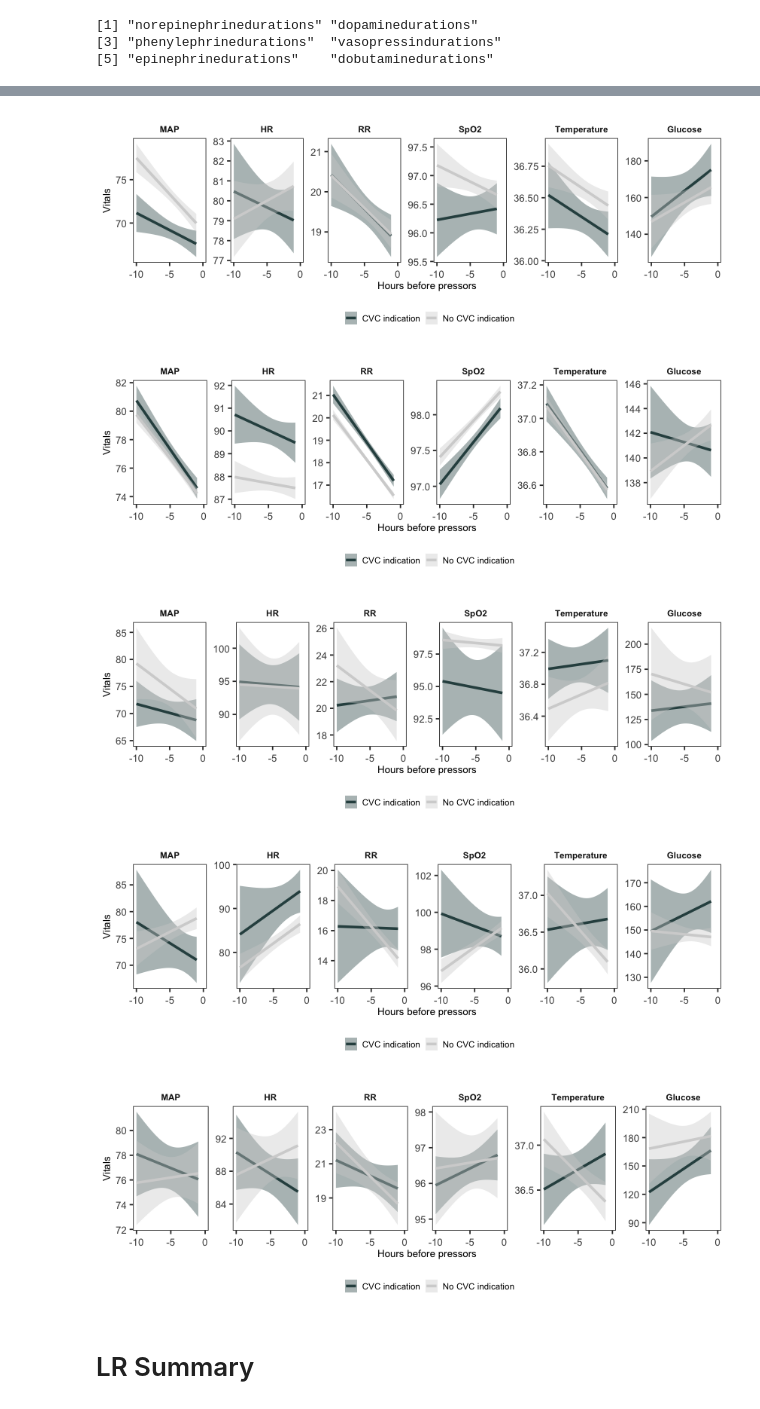
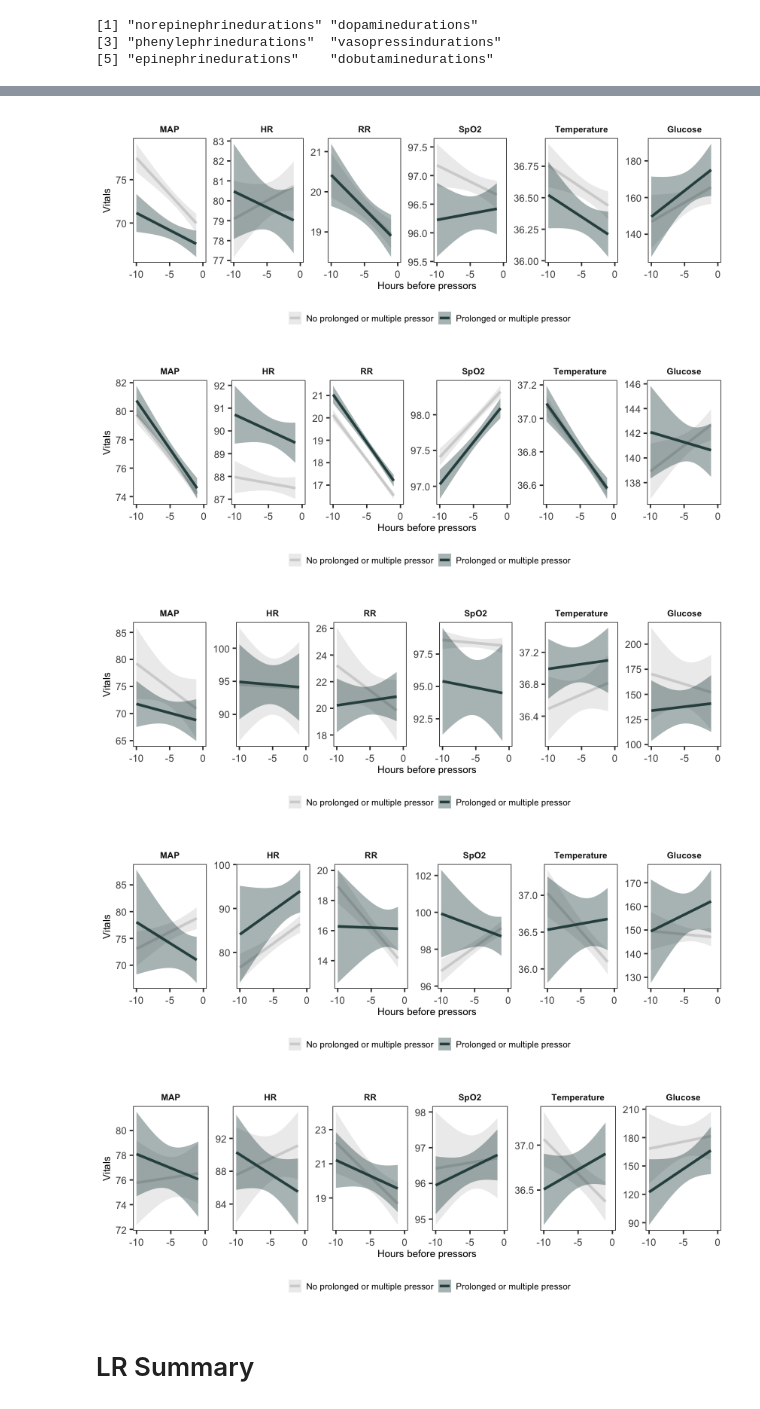
Before and after one commit to ruoyijiang/general, a Jupyter notebook: notebooks/R_Pressor_Outcomes_MultiPressor.ipynb, the cells around one changed output, grey strips where cells are left out. Saved outputs shown, nothing was run; the diff lists cells and outputs as text; code cells hidden in the pictures.

```diff
--- a/notebooks/R_Pressor_Outcomes_MultiPressor.ipynb
+++ b/notebooks/R_Pressor_Outcomes_MultiPressor.ipynb
@@ -602,6 +567,7 @@ output_df <- input_death_df %>%
 output_df <- output_df %>%
     group_by(course_id) %>%
     summarize(
+            PATIENT = unique(subject_id)[1],
             STATUS = unique(STATUS)[1],
             MORETHAN24HOURS = unique(MORETHAN24HOURS)[1],
             simple_diagnosis = unique(simple_diagnosis)[1],
@@ -1172,3 +1191,14 @@ s1_3_df %>% write.csv(file.path(PLOT_DIR, "response_eachpressor_demographics.csv
+# %%
+for(pressor_choice in pressor_choices){
+    output_df <- s1_3_df %>%
+        filter(pressor == pressor_choice) %>%
+        t()
+    colnames(output_df) <- output_df[1,]
+    output_df %>%
+        data.frame() %>%
+        select(LESSTHAN6HOURS, LESSTHAN24HOURS, MORETHAN24HOURS) %>%
+        write.csv(file.path(PLOT_DIR, paste0(pressor_choice, "_demographics.csv")))
+}
 # %% [markdown]
 # Categorical Predictors
 # %%
@@ -1930,8 +1963,8 @@ FANCY_VITAL_DICT <- c(
     'mean_glucose' = 'Glucose')
 # %%
 PRESSORHOURS_COLORS <- c(
-"CVC indication" = '#2F4F4F',
-"No CVC indication" = '#D3D3D3'
+"Prolonged or multiple pressor" = '#2F4F4F',
+"No prolonged or multiple pressor" = '#D3D3D3'
 )
 # %%
 options(repr.plot.width=7, repr.plot.height=2.5)
@@ -1940,7 +1973,7 @@ p <- toplot %>%
     rowwise() %>%
     mutate(FANCY_VITAL = FANCY_VITAL_DICT[ID]) %>%
     mutate(FANCY_VITAL = factor(FANCY_VITAL, levels=FANCY_VITAL_ORDER)) %>%
-    mutate(FANCY_RESPONSE = if(RESPONSE){"CVC indication"}else{"No CVC indication"}) %>%
+    mutate(FANCY_RESPONSE = if(RESPONSE){"Prolonged or multiple pressor"}else{"No prolonged or multiple pressor"}) %>%
     ggplot(aes(x=INTERVAL, y=VALUE, color=FANCY_RESPONSE)) +
         geom_smooth(method=lm, aes(fill=FANCY_RESPONSE)) +
         xlab("Hours before pressors") + ylab("Vital Sign") +
@@ -1980,7 +2013,7 @@ for(pressor_choice in pressor_choices){
         rowwise() %>%
         mutate(FANCY_VITAL = FANCY_VITAL_DICT[ID]) %>%
         mutate(FANCY_VITAL = factor(FANCY_VITAL, levels=FANCY_VITAL_ORDER)) %>%
-        mutate(FANCY_RESPONSE = if(RESPONSE){"CVC indication"}else{"No CVC indication"})
+        mutate(FANCY_RESPONSE = if(RESPONSE){"Prolonged or multiple pressor"}else{"No prolonged or multiple pressor"})
 
     p <- ggplot(toplot, aes(x=INTERVAL, y=VALUE, color=FANCY_RESPONSE)) +
         geom_smooth(method=lm, aes(fill=FANCY_RESPONSE)) +
@@ -2008,8 +2041,8 @@ for(pressor_choice in pressor_choices){
-[figure, old version]
+[figure, new version]
-[figure, old version]
+[figure, new version]
-[figure, old version]
+[figure, new version]
-[figure, old version]
+[figure, new version]
-[figure, old version]
+[figure, new version]
 # %% [markdown]
 # LR Summary
 # %%
```
Also changed, not shown: parts of 75 cells of this notebook.
